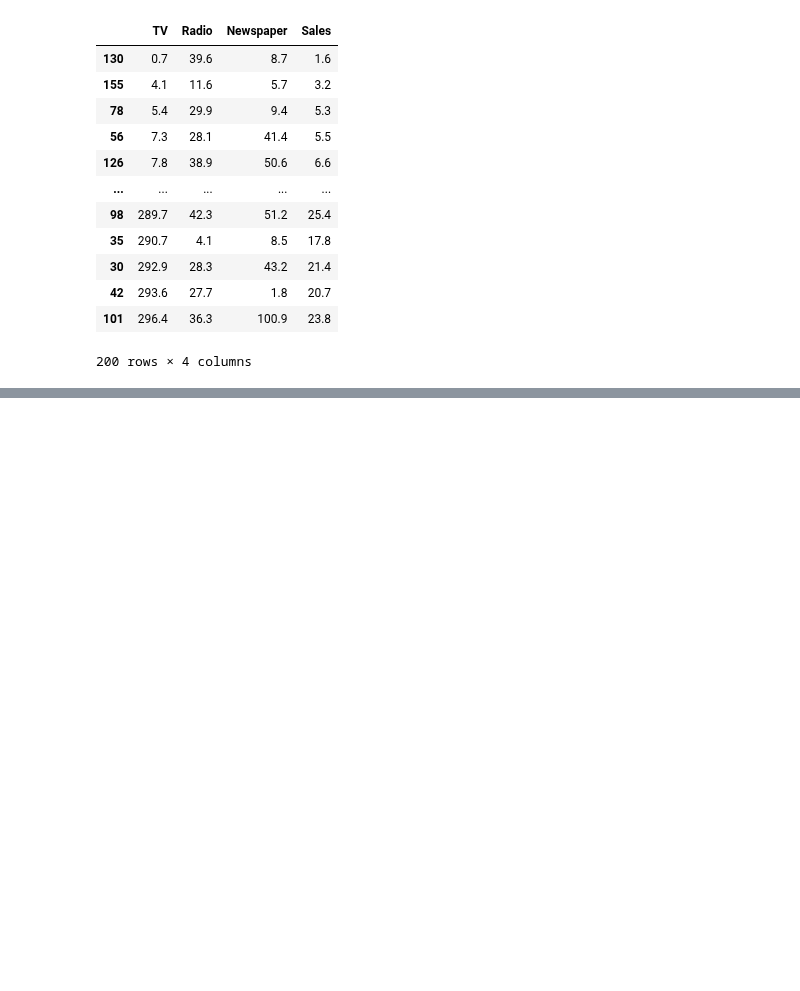
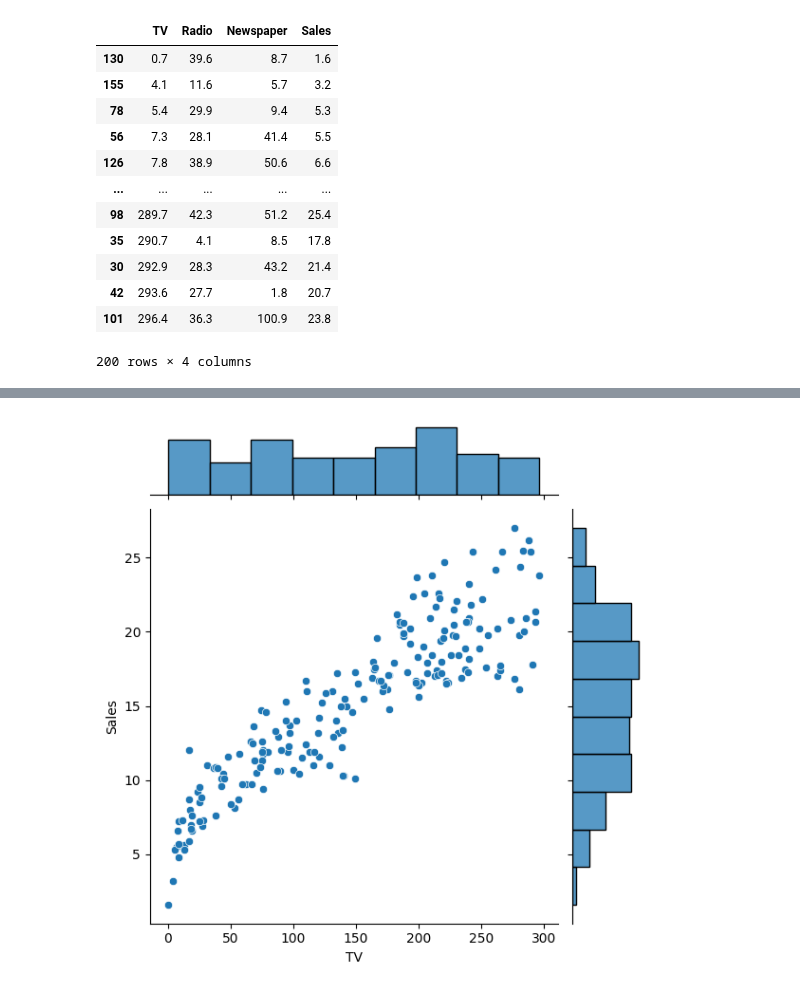
Before and after one commit to Jenniferduong20012004/JennyLearningAI, a Jupyter notebook: DataTabular.ipynb, the cells around one changed output, grey strips where cells are left out. Saved outputs shown, nothing was run; the diff lists cells and outputs as text; code cells hidden in the pictures; blank space fills up the shorter version.

```diff
--- a/DataTabular.ipynb
+++ b/DataTabular.ipynb
@@ -199,0 +244,7 @@ data.sort_values("TV")
+# %%
+#use seaborn for barchart and scatter
+import seaborn as sns
+sns.jointplot ( x= "TV", y = "Sales", data = data)
+plt.show()
+# %% [output]
+[figure, added]
```
Also changed, not shown: parts of 5 cells of this notebook.
